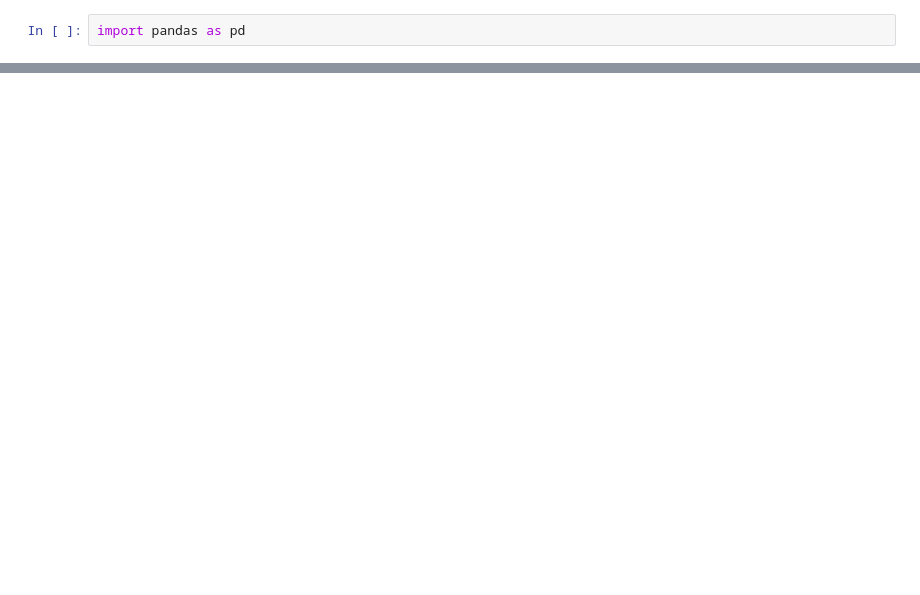
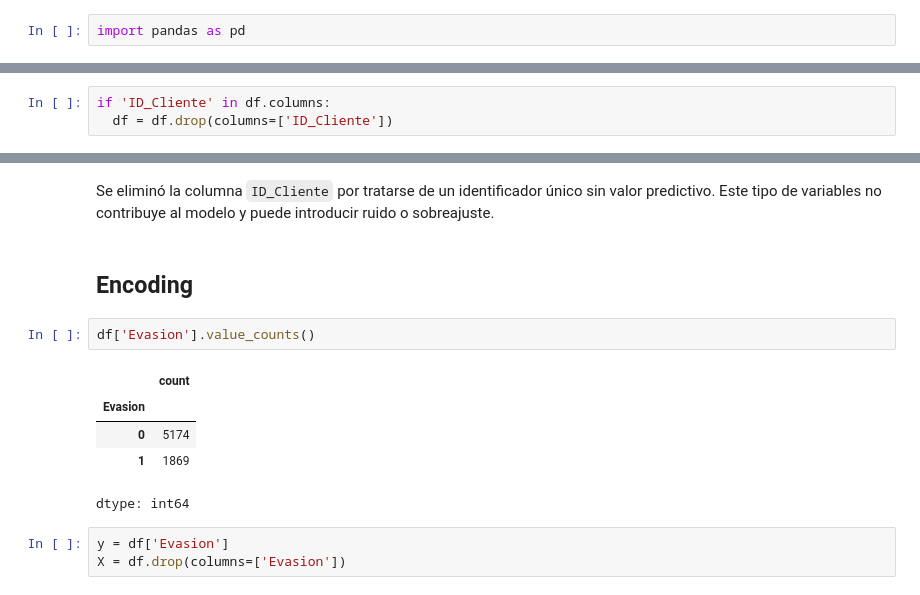
Before and after one commit to yaramirezte/TelecomX_LATAM-Parte-2, a Jupyter notebook: TelecomX_LATAM_parte_2.ipynb, the cells around one changed output, grey strips where cells are left out. Cells and saved outputs as stored; diff of their text form; blank space fills up the shorter version.

Commit message:
eliminación de columnas, encoding y verificación

```diff
--- a/TelecomX_LATAM_parte_2.ipynb
+++ b/TelecomX_LATAM_parte_2.ipynb
@@ -15,0 +68,3 @@ df.head()
+# %%
+if 'ID_Cliente' in df.columns:
+  df = df.drop(columns=['ID_Cliente'])
@@ -15,0 +82,16 @@ df.head()
+# %% [markdown]
+Se eliminó la columna `ID_Cliente` por tratarse de un identificador único sin valor predictivo.
+Este tipo de variables no contribuye al modelo y puede introducir ruido o sobreajuste.
+# %% [markdown]
+## Encoding
+# %%
+df['Evasion'].value_counts()
+# %% [output]
+|  | count |
+| Evasion |  |
+| 0 | 5174 |
+| 1 | 1869 |
+dtype: int64
+# %%
+y = df['Evasion']
+X = df.drop(columns=['Evasion'])
```
Also changed, not shown: parts of 23 cells of this notebook.
